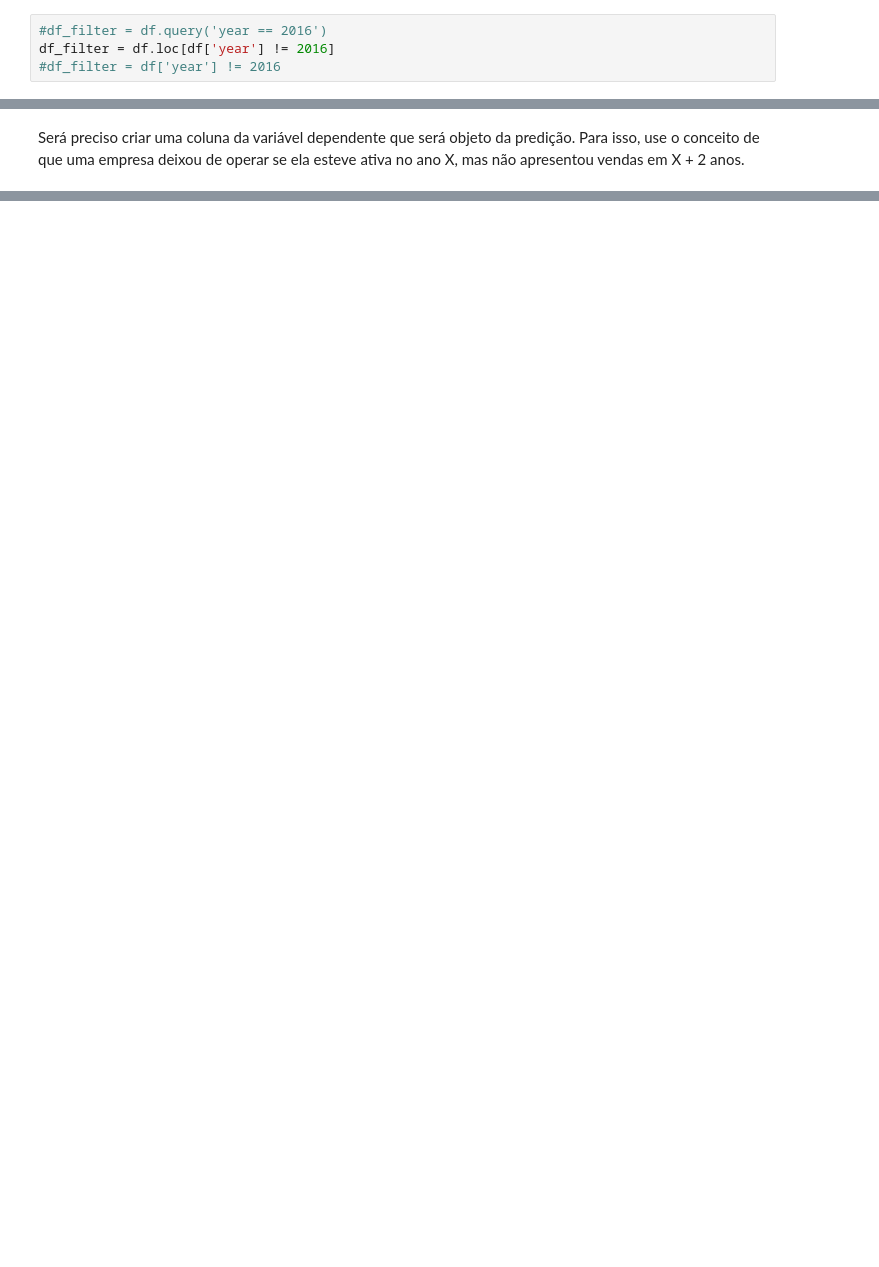
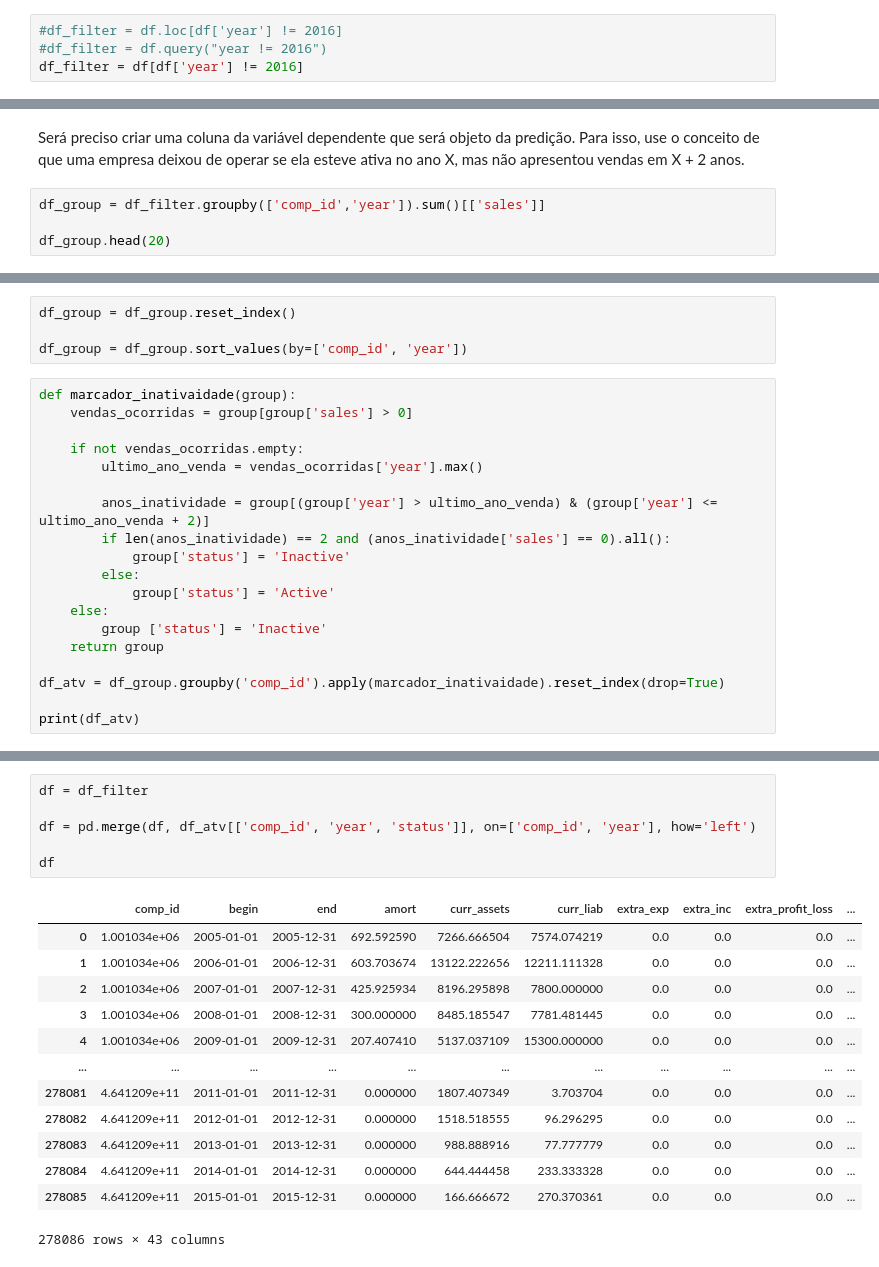
Before and after one commit to AntonioInsper/Projeto-Integrador-Insper, a Jupyter notebook: Projeto Integrador.ipynb, the cells around one changed output, grey strips where cells are left out. Drawn from its saved outputs; the diff is of its cells as text; blank space fills up the shorter version.

```diff
--- a/Projeto Integrador.ipynb
+++ b/Projeto Integrador.ipynb
@@ -42,6 +42,6 @@ msno.matrix(df)
 <Axes: >
 [figure]
 # %%
-#df_filter = df.query('year == 2016')
-df_filter = df.loc[df['year'] != 2016]
-#df_filter = df['year'] != 2016
+#df_filter = df.loc[df['year'] != 2016]
+#df_filter = df.query("year != 2016")
+df_filter = df[df['year'] != 2016]
@@ -65,3 +54,7 @@ df_filter
 Será preciso criar uma coluna da variável dependente que será objeto da predição.
 Para isso, use o conceito de que uma empresa deixou de operar se ela esteve ativa no
 ano X, mas não apresentou vendas em X + 2 anos.
+# %%
+df_group = df_filter.groupby(['comp_id','year']).sum()[['sales']]
+
+df_group.head(20)
@@ -67,0 +80,23 @@ ano X, mas não apresentou vendas em X + 2 anos.
+# %%
+df_group = df_group.reset_index()
+
+df_group = df_group.sort_values(by=['comp_id', 'year'])
+# %%
+def marcador_inativaidade(group):
+    vendas_ocorridas = group[group['sales'] > 0]
+
+    if not vendas_ocorridas.empty:
+        ultimo_ano_venda = vendas_ocorridas['year'].max()
+
+        anos_inatividade = group[(group['year'] > ultimo_ano_venda) & (group['year'] <= ultimo_ano_venda + 2)]
+        if len(anos_inatividade) == 2 and (anos_inatividade['sales'] == 0).all():
+            group['status'] = 'Inactive'
+        else:
+            group['status'] = 'Active'
+    else:
+        group ['status'] = 'Inactive'
+    return group
+
+df_atv = df_group.groupby('comp_id').apply(marcador_inativaidade).reset_index(drop=True)
+
+print(df_atv)
@@ -67,0 +118,20 @@ ano X, mas não apresentou vendas em X + 2 anos.
+# %%
+df = df_filter
+
+df = pd.merge(df, df_atv[['comp_id', 'year', 'status']], on=['comp_id', 'year'], how='left')
+
+df
+# %% [output]
+|  | comp_id | begin | end | amort | curr_assets | curr_liab | extra_exp | extra_inc | extra_profit_loss | ... |
+| 0 | 1.001034e+06 | 2005-01-01 | 2005-12-31 | 692.592590 | 7266.666504 | 7574.074219 | 0.0 | 0.0 | 0.0 | ... |
+| 1 | 1.001034e+06 | 2006-01-01 | 2006-12-31 | 603.703674 | 13122.222656 | 12211.111328 | 0.0 | 0.0 | 0.0 | ... |
+| 2 | 1.001034e+06 | 2007-01-01 | 2007-12-31 | 425.925934 | 8196.295898 | 7800.000000 | 0.0 | 0.0 | 0.0 | ... |
+| 3 | 1.001034e+06 | 2008-01-01 | 2008-12-31 | 300.000000 | 8485.185547 | 7781.481445 | 0.0 | 0.0 | 0.0 | ... |
+| 4 | 1.001034e+06 | 2009-01-01 | 2009-12-31 | 207.407410 | 5137.037109 | 15300.000000 | 0.0 | 0.0 | 0.0 | ... |
+| ... | ... | ... | ... | ... | ... | ... | ... | ... | ... | ... |
+| 278081 | 4.641209e+11 | 2011-01-01 | 2011-12-31 | 0.000000 | 1807.407349 | 3.703704 | 0.0 | 0.0 | 0.0 | ... |
+| 278082 | 4.641209e+11 | 2012-01-01 | 2012-12-31 | 0.000000 | 1518.518555 | 96.296295 | 0.0 | 0.0 | 0.0 | ... |
+| 278083 | 4.641209e+11 | 2013-01-01 | 2013-12-31 | 0.000000 | 988.888916 | 77.777779 | 0.0 | 0.0 | 0.0 | ... |
+| 278084 | 4.641209e+11 | 2014-01-01 | 2014-12-31 | 0.000000 | 644.444458 | 233.333328 | 0.0 | 0.0 | 0.0 | ... |
+| 278085 | 4.641209e+11 | 2015-01-01 | 2015-12-31 | 0.000000 | 166.666672 | 270.370361 | 0.0 | 0.0 | 0.0 | ... |
+278086 rows × 43 columns
```
Also changed, not shown: parts of 6 cells of this notebook.
